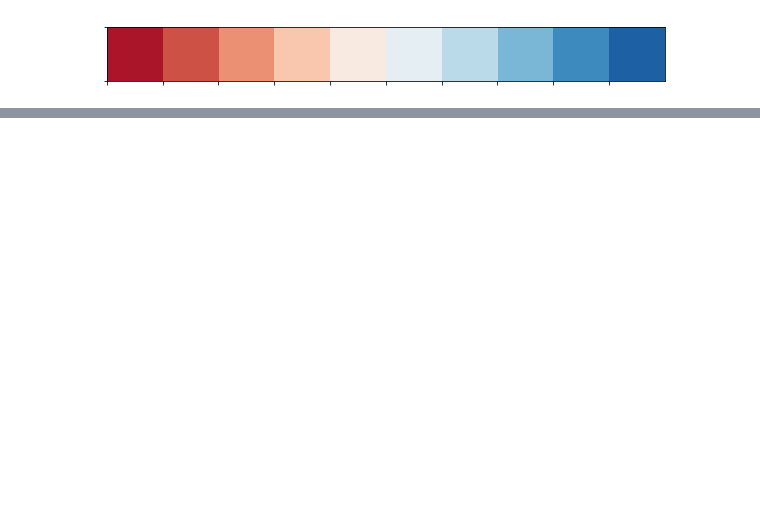
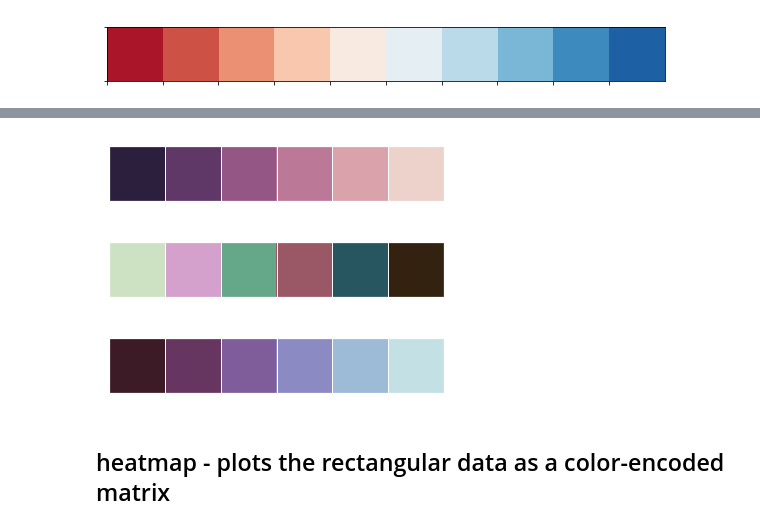
Before and after one commit to GirishaDevara/crrcoe, a Jupyter notebook: 2019-12-17.ipynb, the cells around one changed output, grey strips where cells are left out. Cells and saved outputs as stored; diff of their text form; code cells hidden in the pictures; blank space fills up the shorter version.

```diff
--- a/2019-12-17.ipynb
+++ b/2019-12-17.ipynb
@@ -16,0 +40,14 @@ sns.palplot(sns.color_palette("RdBu", n_colors=10))
+# %%
+sns.palplot(sns.cubehelix_palette(reverse=True))
+# %% [output]
+[figure, added]
+# %%
+sns.palplot(sns.cubehelix_palette(rot=-4))
+# %% [output]
+[figure, added]
+# %%
+sns.palplot(sns.cubehelix_palette(start=1, rot=-0.6,reverse = True))
+# %% [output]
+[figure, added]
+# %% [markdown]
+## heatmap - plots the rectangular data as a color-encoded matrix
```
Also changed, not shown: parts of 37 cells of this notebook.
